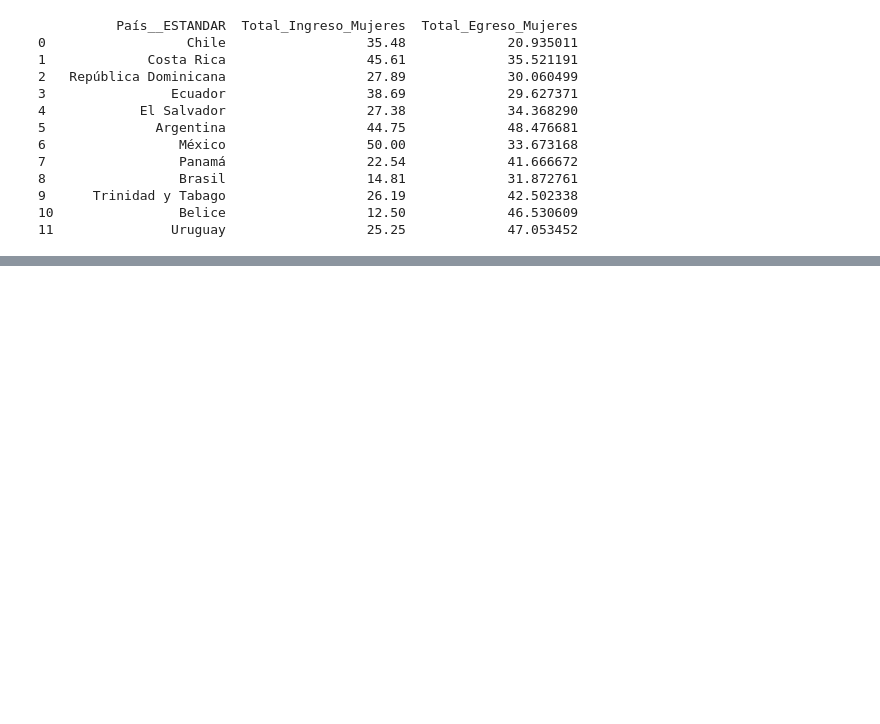
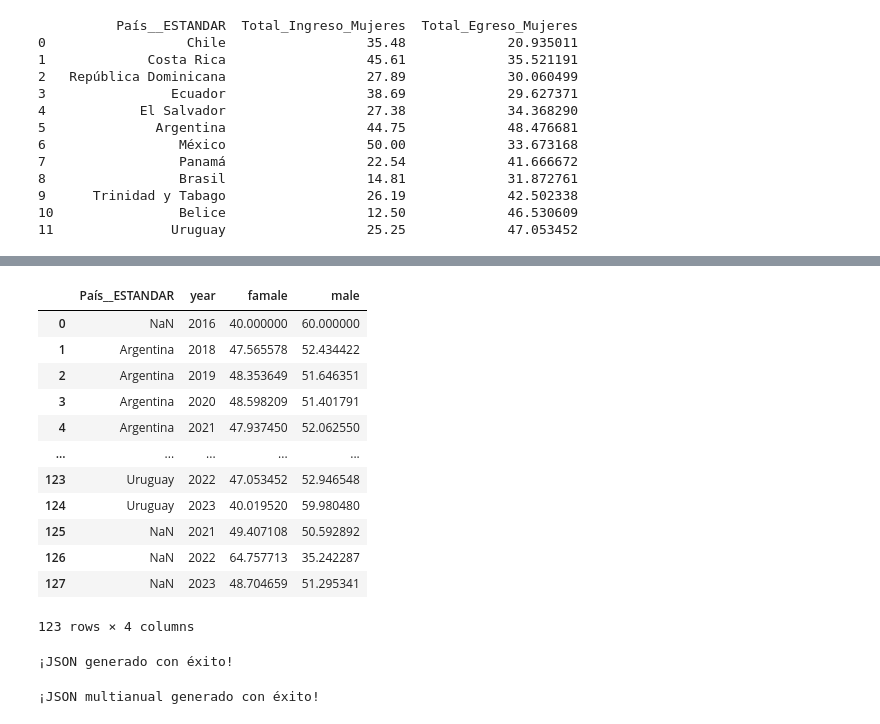
Before and after one commit to gerarsau07/Dataccion2026, a Jupyter notebook: Exploracion.ipynb, the cells around one changed output, grey strips where cells are left out. Saved outputs shown, nothing was run; the diff lists cells and outputs as text; code cells hidden in the pictures; blank space fills up the shorter version.

```diff
--- a/Exploracion.ipynb
+++ b/Exploracion.ipynb
@@ -8,8 +8,8 @@ import plotly.express as px
 import plotly.graph_objects as go
 # %%
 # Dataset
-matr= pd.read_csv("MatriculacionStem.csv")
-ingreso = pd.read_csv("data_Proporcion de lugares ocupador por mujeres_FUENTE_CEPAL.csv")
+matr= pd.read_csv("Dataset/MatriculacionStem.csv")
+ingreso = pd.read_csv("Dataset/data_Proporcion de lugares ocupador por mujeres_FUENTE_CEPAL.csv")
 # %%
 print(matr.columns)
 # %% [output]
@@ -78,3 +48,5 @@ plt.show()
+# %%
+egreso = matr[matr['year'].between(2015, 2023)].copy()
 # %%
 matri2022.plot(
     x="geoUnit",
@@ -286,0 +249,69 @@ fig.show()
+# %%
+egreso[columnas_utiles]
+# %% [output]
+|  | País__ESTANDAR | year | famale | male |
+| 0 | NaN | 2016 | 40.000000 | 60.000000 |
+| 1 | Argentina | 2018 | 47.565578 | 52.434422 |
+| 2 | Argentina | 2019 | 48.353649 | 51.646351 |
+| 3 | Argentina | 2020 | 48.598209 | 51.401791 |
+| 4 | Argentina | 2021 | 47.937450 | 52.062550 |
+| ... | ... | ... | ... | ... |
+| 123 | Uruguay | 2022 | 47.053452 | 52.946548 |
+| 124 | Uruguay | 2023 | 40.019520 | 59.980480 |
+| 125 | NaN | 2021 | 49.407108 | 50.592892 |
+| 126 | NaN | 2022 | 64.757713 | 35.242287 |
+| 127 | NaN | 2023 | 48.704659 | 51.295341 |
+123 rows × 4 columns
+# %%
+# Nota el DOBLE guion bajo antes de ESTANDAR
+columnas_utiles = ['País__ESTANDAR', 'year', 'famale', 'male']
+
+# Y actualizamos también la línea de limpieza para que coincida
+datos_limpios = egreso[columnas_utiles].copy()
+datos_limpios = datos_limpios.dropna(subset=['País__ESTANDAR'])
+
+# El resto queda igual
+datos_limpios = datos_limpios.rename(columns={
+    'País__ESTANDAR': 'Pais',
+    'year': 'Anio',
+    'famale': 'Mujeres',
+    'male': 'Hombres'
+})
+
+datos_limpios.to_json('grafica_comparativa_paises.json', orient='records')
+print("¡JSON generado con éxito!")
+# %% [output]
+¡JSON generado con éxito!
+# %%
+# 1. Filtramos el ingreso SOLO para mujeres (sin importar el año)
+ingreso_mujeres = ingreso[ingreso['Sexo'] == 'Mujer'].copy()
+
+# 2. HOMOLOGAMOS: Aseguramos que la columna del año se llame igual en ambas tablas
+ingreso_mujeres = ingreso_mujeres.rename(columns={'Años__ESTANDAR': 'Anio'})
+egreso_limpio = egreso.rename(columns={'year': 'Anio'})
+
+# 3. EL MERGE MAESTRO: Unimos por País Y por Año para no duplicar datos
+comparativo_stem_historico = pd.merge(
+    ingreso_mujeres,
+    egreso_limpio,
+    on=['País__ESTANDAR', 'Anio'],
+    how='inner'
+)
+
+# 4. Renombramos columnas para el frontend
+comparativo_stem_historico = comparativo_stem_historico.rename(columns={
+    'País__ESTANDAR': 'Pais',
+    'value': 'Ingreso_Mujeres',
+    'famale': 'Egreso_Mujeres'
+})
+
+# 5. Limpiamos y seleccionamos solo lo necesario
+columnas_finales = ['Pais', 'Anio', 'Ingreso_Mujeres', 'Egreso_Mujeres']
+datos_finales = comparativo_stem_historico[columnas_finales].dropna()
+
+# 6. Exportamos el JSON mágico
+datos_finales.to_json('grafica3_filtro_invisible_historico.json', orient='records')
+
+print("¡JSON multianual generado con éxito!")
+# %% [output]
+¡JSON multianual generado con éxito!
```
Also changed, not shown: parts of 14 cells of this notebook, 10 other files.
